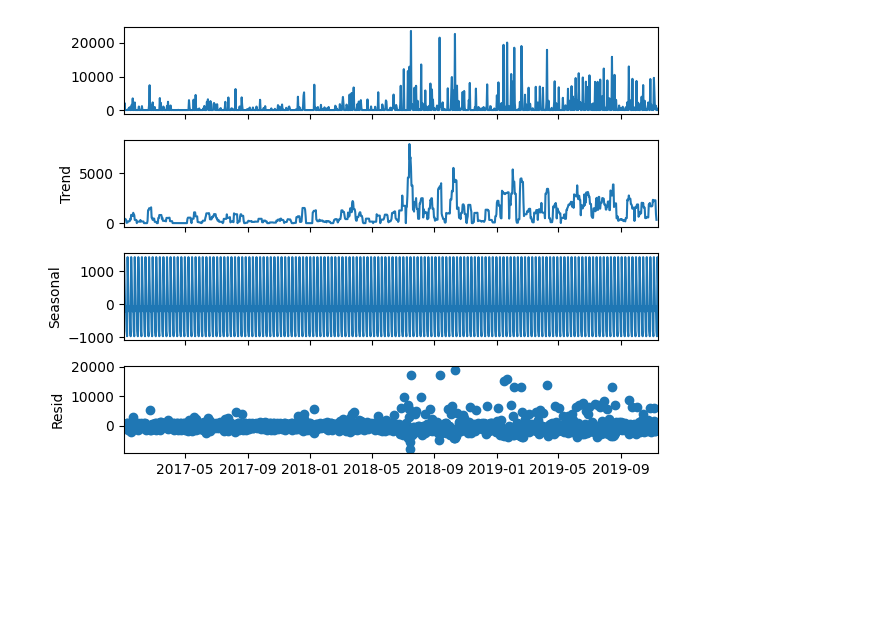
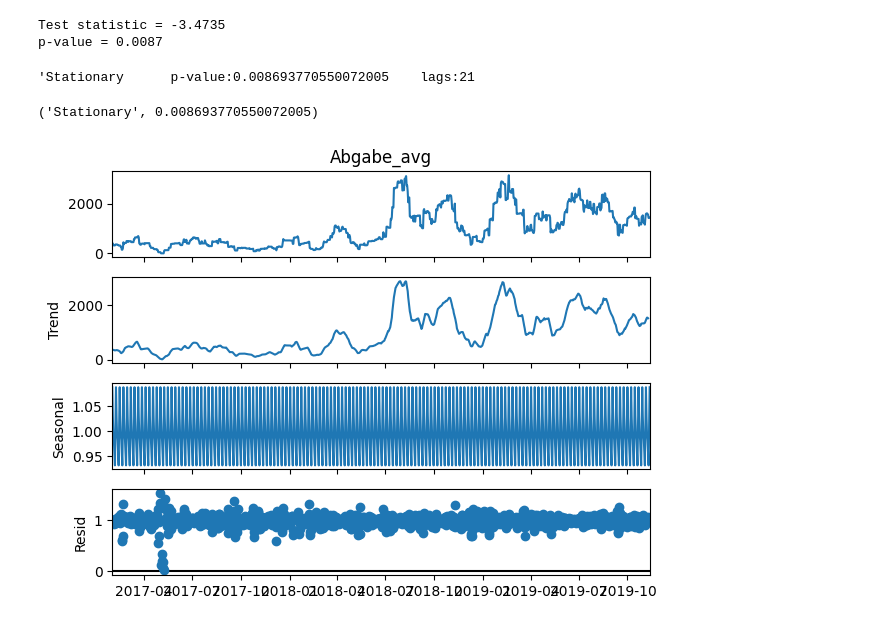
Before and after one commit to StefanEissler/Customs_Fee_Forecasting, a Jupyter notebook: src/notebooks/ARIMA.ipynb, the cells around one changed output. Cells and saved outputs as stored; diff of their text form; code cells hidden in the pictures; blank space fills up the shorter version.

Commit message:
first models

```diff
--- a/src/notebooks/ARIMA.ipynb
+++ b/src/notebooks/ARIMA.ipynb
@@ -17,8 +24,28 @@ data.set_index('Date', inplace=True)
+# %%
+data['Abgabe_avg'] = data['Abgabe'].rolling(window=30).mean()
+
+data = data.dropna(subset=['Abgabe_avg'])
+# %%
+from statsmodels.tsa.stattools import adfuller
+
+result = adfuller(data['Abgabe_avg'])
+print("Test statistic = {:.4f}".format(result[0]))
+print("p-value = {:.4f}".format(result[1]))
+# %% [output]
+Test statistic = -3.4735
+p-value = 0.0087
+# %%
+from data_preperation import check_stationarity
+
+check_stationarity(data.Abgabe_avg)
+# %% [output]
+'Stationary      p-value:0.008693770550072005    lags:21
+('Stationary', 0.008693770550072005)
 # %%
 from statsmodels.tsa.seasonal import seasonal_decompose
 import matplotlib.pyplot as plt
 
-decomposed = seasonal_decompose(data)
+decomposed = seasonal_decompose(data.Abgabe_avg, model='multiplicative')
 decomposed.plot(); plt.show()
 # %% [output]
-[figure, old version]
+[figure, new version]
```
Also changed, not shown: parts of 17 cells of this notebook, 10 other files.
